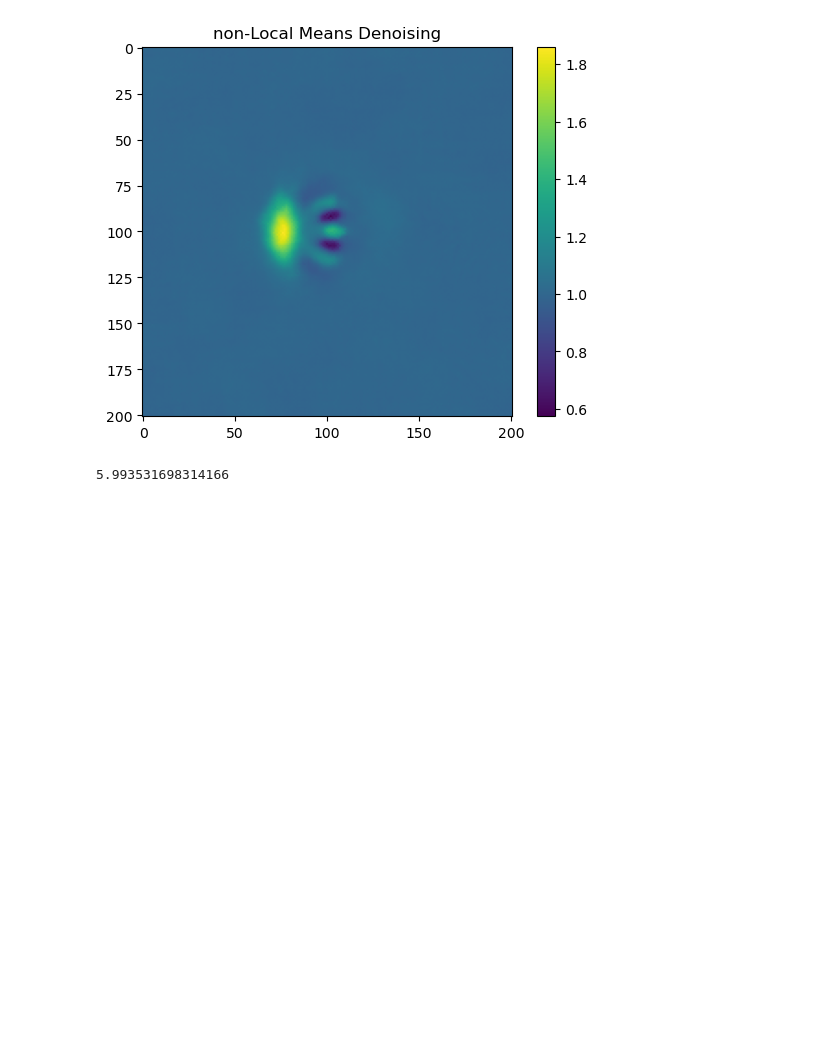
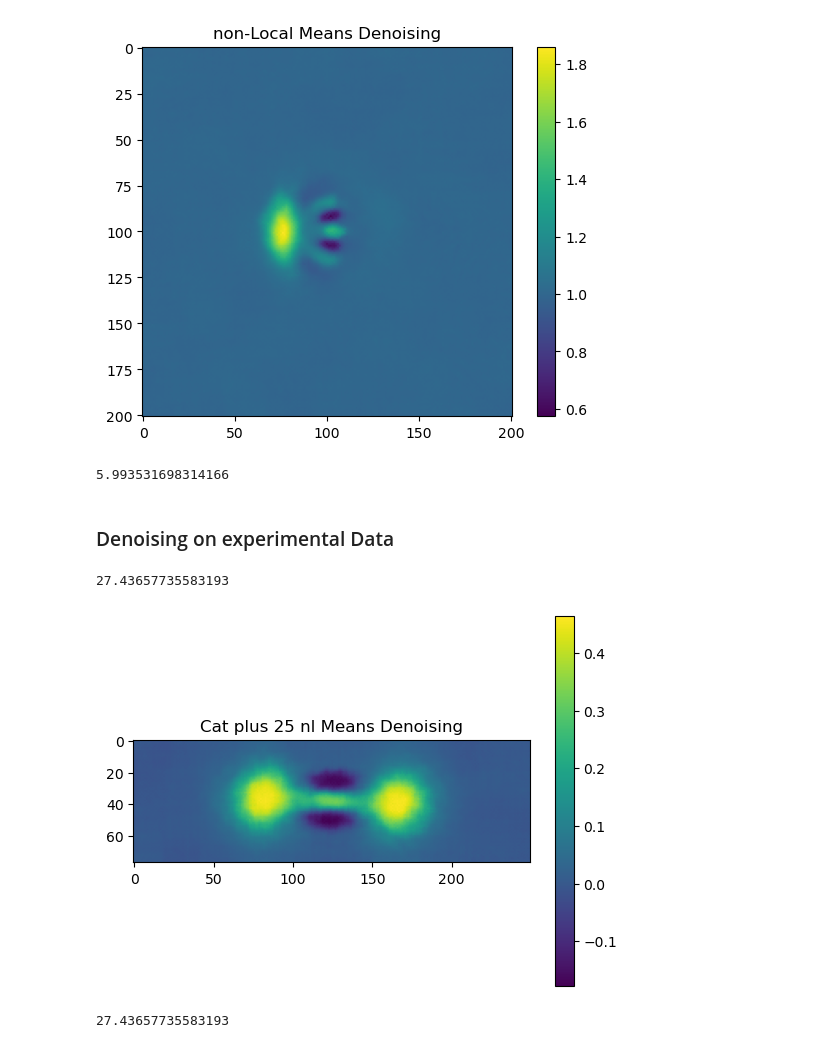
Before and after one commit to Jan5113/QHack25, a Jupyter notebook: denoising.ipynb, the cells around one changed output. Drawn from its saved outputs; the diff is of its cells as text; code cells hidden in the pictures; blank space fills up the shorter version.

Commit message:
added nlmean on experimental

```diff
--- a/denoising.ipynb
+++ b/denoising.ipynb
@@ -515,3 +515,36 @@ print(psnr_calibrated_nl)
 # %% [output]
 [figure]
 5.993531698314166
+# %% [markdown]
+### Denoising on experimental Data
+# %%
+sigma_est_plus_25 = estimate_sigma(wigner_cat_plus_25[2])
+
+parameter_ranges_nl = {
+    'sigma': np.arange(0.6, 1.4, 0.2) * sigma_est_plus_25,
+    'h': np.arange(0.6, 1.2, 0.2) * sigma_est_plus_25,
+}
+
+parameter_ranges_nl = {'sigma': np.arange(0.01, 0.3, 0.03)}
+_, (parameters_tested_nl, losses_nl) = calibrate_denoiser(
+    wigner_cat_plus_25[2], denoise_nl_means, parameter_ranges_nl, extra_output=True
+)
+best_parameters_nl = parameters_tested_nl[np.argmin(losses_nl)]
+denoised_calibrated_nl = denoise_invariant(
+    wigner_cat_plus_25[2], denoise_nl_means, denoiser_kwargs=best_parameters_nl
+)
+psnr_calibrated_nl = psnr(wigner_cat_plus_25[2], denoised_calibrated_nl)
+print(psnr_calibrated_nl)
+# %% [output]
+27.43657735583193
+# %%
+rescaled_denoised_calibrated_nl = denoised_calibrated_nl#/integrate_wigner(denoised_calibrated_nl, reference_wigner[0], reference_wigner[1])
+plt.imshow(rescaled_denoised_calibrated_nl.T)
+plt.colorbar()
+plt.title('Cat plus 25 nl Means Denoising')
+plt.show()
+psnr_calibrated_nl = psnr(wigner_cat_plus_25[2], rescaled_denoised_calibrated_nl)
+print(psnr_calibrated_nl)
+# %% [output]
+[figure, added]
+27.43657735583193
```
